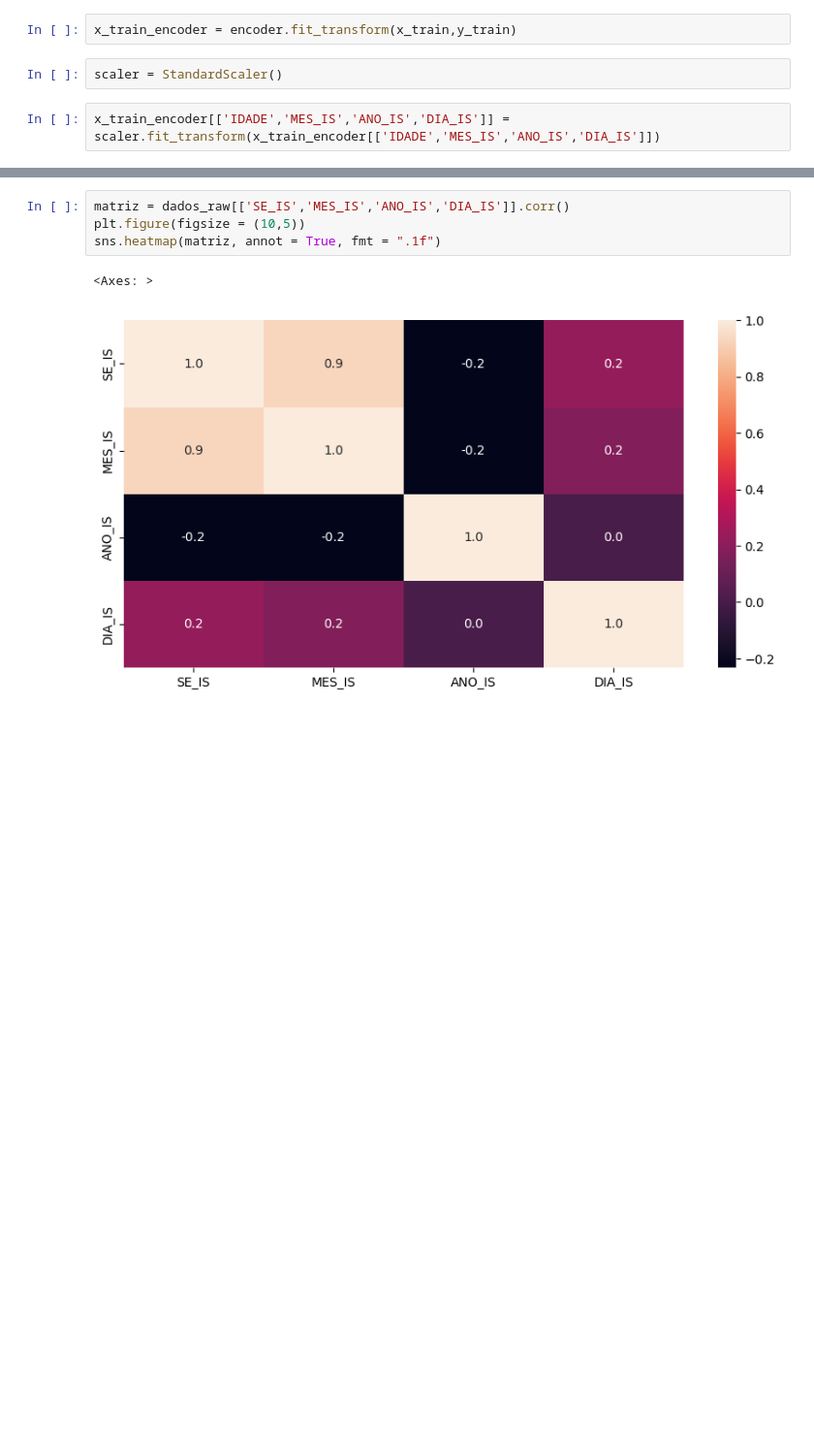
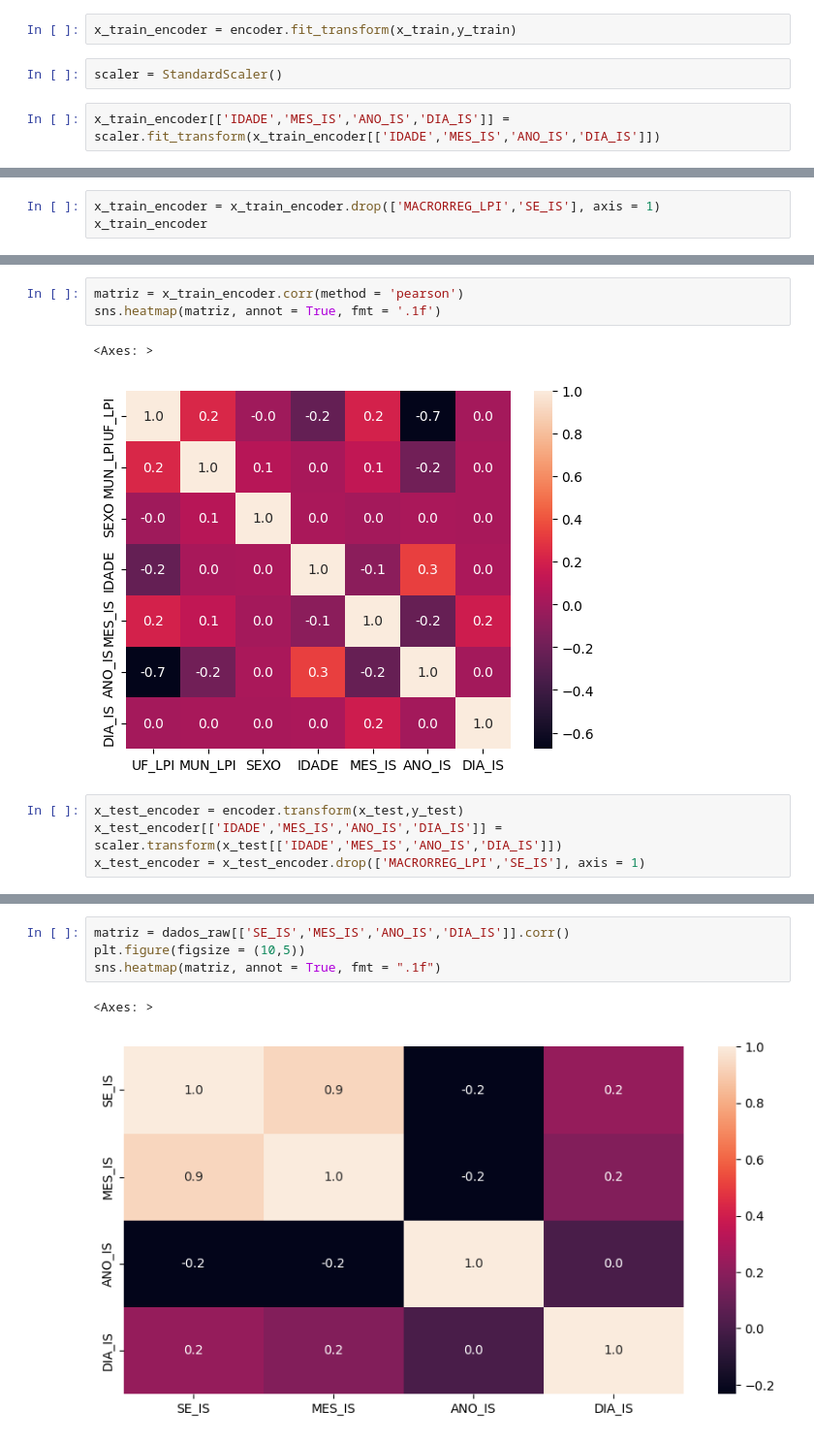
Before and after one commit to Muniz97/Yellow-fever-Febre-Amarela, a Jupyter notebook: 3 - Preprocessing/Yellow_Fever_Preprocessing.ipynb, the cells around one changed output, grey strips where cells are left out. Shown at 97% size. Cells and saved outputs as stored; diff of their text form; blank space fills up the shorter version.

```diff
--- a/3 - Preprocessing/Yellow_Fever_Preprocessing.ipynb
+++ b/3 - Preprocessing/Yellow_Fever_Preprocessing.ipynb
@@ -152,0 +169,3 @@ sns.heatmap(matriz)
+# %%
+x_train_encoder = x_train_encoder.drop(['MACRORREG_LPI','SE_IS'], axis = 1)
+x_train_encoder
@@ -152,0 +186,10 @@ sns.heatmap(matriz)
+# %%
+matriz = x_train_encoder.corr(method = 'pearson')
+sns.heatmap(matriz, annot = True, fmt = '.1f')
+# %% [output]
+<Axes: >
+[figure, added]
+# %%
+x_test_encoder = encoder.transform(x_test,y_test)
+x_test_encoder[['IDADE','MES_IS','ANO_IS','DIA_IS']] = scaler.transform(x_test[['IDADE','MES_IS','ANO_IS','DIA_IS']])
+x_test_encoder = x_test_encoder.drop(['MACRORREG_LPI','SE_IS'], axis = 1)
```
Also changed, not shown: parts of 9 cells of this notebook.
